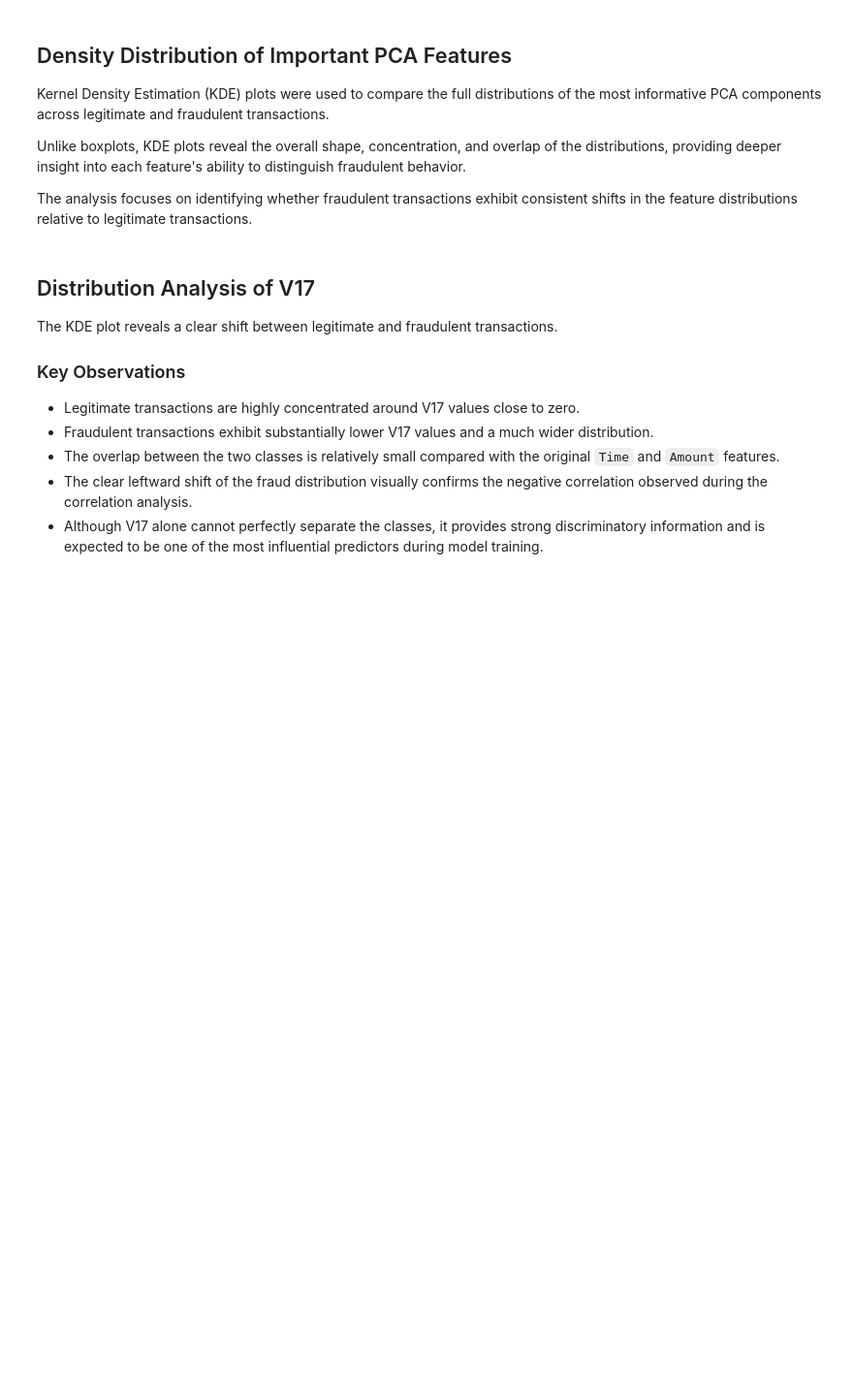
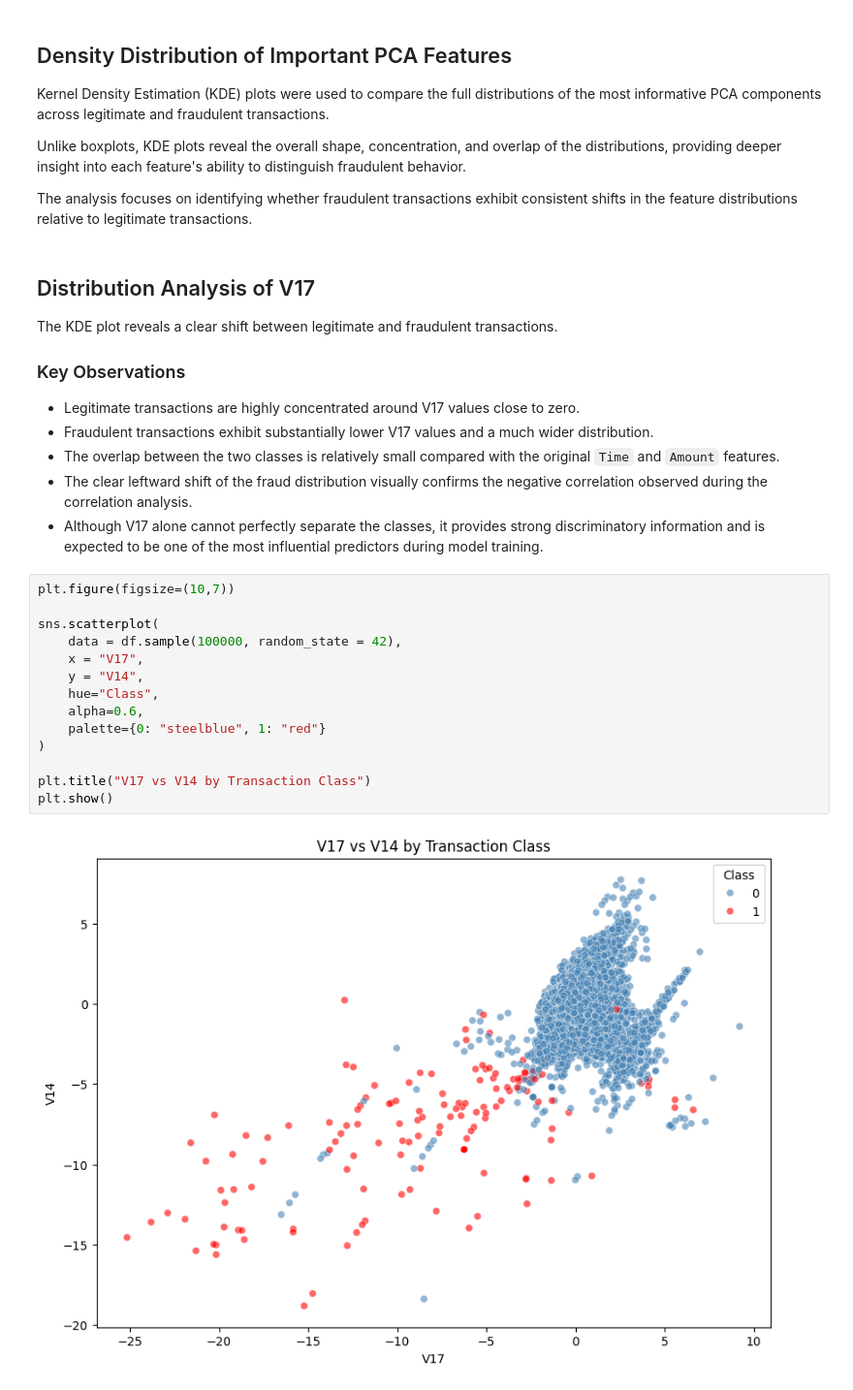
Before and after one commit to Shiri001/Credit-Card-Fraud-Detection-System, a Jupyter notebook: notebooks/01_EDA.ipynb, the cells around one changed output. Shown at 97% size. Cells and saved outputs as stored; diff of their text form; blank space fills up the shorter version.

```diff
--- a/notebooks/01_EDA.ipynb
+++ b/notebooks/01_EDA.ipynb
@@ -509,3 +509,19 @@ The KDE plot reveals a clear shift between legitimate and fraudulent transaction
 - The overlap between the two classes is relatively small compared with the original `Time` and `Amount` features.
 - The clear leftward shift of the fraud distribution visually confirms the negative correlation observed during the correlation analysis.
 - Although V17 alone cannot perfectly separate the classes, it provides strong discriminatory information and is expected to be one of the most influential predictors during model training.
+# %%
+plt.figure(figsize=(10,7))
+
+sns.scatterplot(
+    data = df.sample(100000, random_state = 42),
+    x = "V17",
+    y = "V14",
+    hue="Class",
+    alpha=0.6,
+    palette={0: "steelblue", 1: "red"}
+)
+
+plt.title("V17 vs V14 by Transaction Class")
+plt.show()
+# %% [output]
+[figure, added]
```
Also changed, not shown: parts of 6 cells of this notebook.
